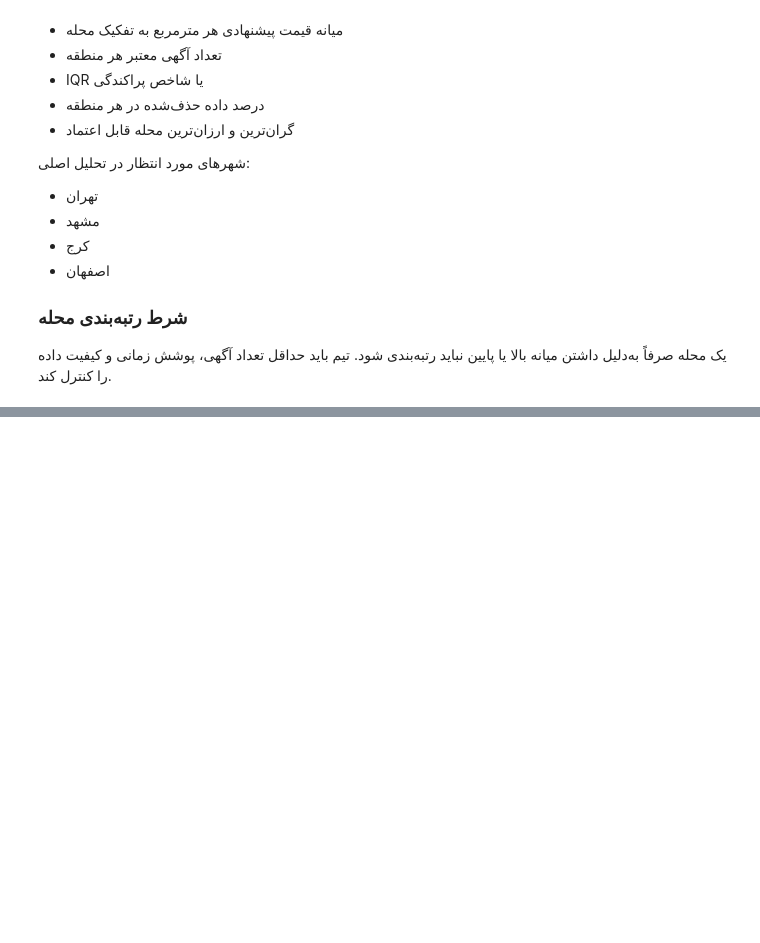
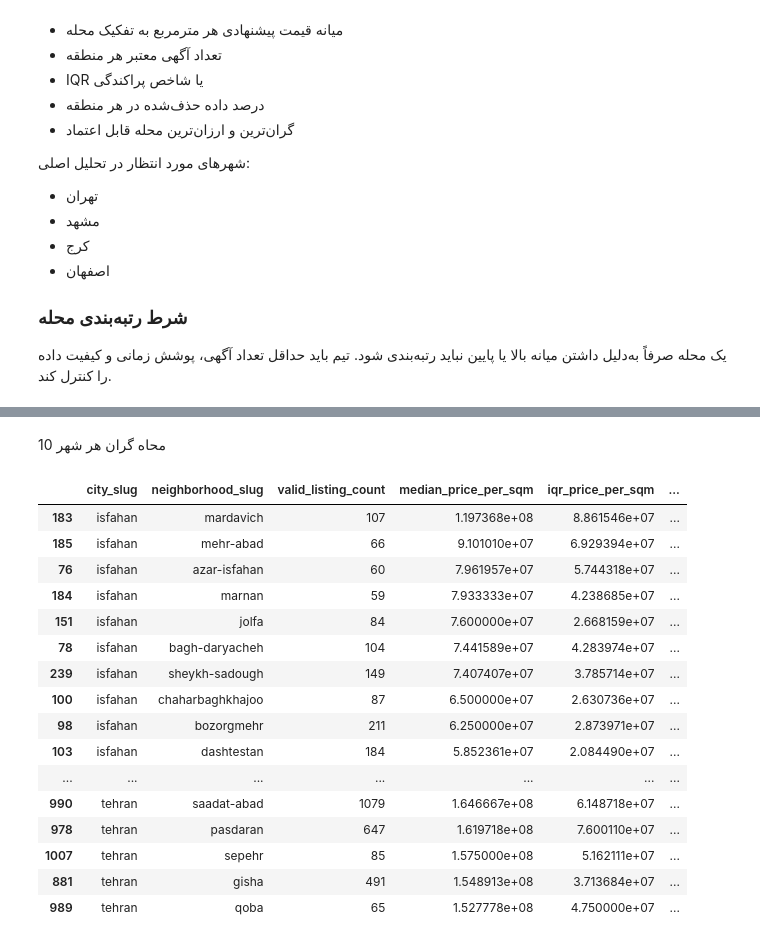
Before and after one commit to maryam1381/Data-Analysis-Final-Project, a Jupyter notebook: Notebooks/20_Market_Map.ipynb, the cells around one changed output, grey strips where cells are left out. Drawn from its saved outputs; the diff is of its cells as text; code cells hidden in the pictures; blank space fills up the shorter version.

```diff
--- a/Notebooks/20_Market_Map.ipynb
+++ b/Notebooks/20_Market_Map.ipynb
@@ -28,0 +40,7 @@ df = pd.read_feather("../Outputs/02_df.feather")
+# %%
+#2
+sell_df = df[
+    df["cat2_slug"] == "residential-sell"
+].copy()
+
+print("Residential sale listings:", len(sell_df))
@@ -28,0 +884,13 @@ df = pd.read_feather("../Outputs/02_df.feather")
+# %%
+#27
+reliable_neighborhoods = (
+    neighborhood_market_summary[
+        neighborhood_market_summary["reliability_flag"] == "Reliable"
+    ]
+    .copy()
+)
+
+print(
+    "Reliable neighborhoods:",
+    len(reliable_neighborhoods)
+)
@@ -28,0 +972,45 @@ df = pd.read_feather("../Outputs/02_df.feather")
+# %% [markdown]
+10 محاه گران هر شهر
+# %%
+#29
+top_expensive_neighborhoods = (
+    reliable_neighborhoods
+    .sort_values(
+        ["city_slug", "median_price_per_sqm"],
+        ascending=[True, False]
+    )
+    .groupby(
+        "city_slug",
+        observed=True
+    )
+    .head(10)
+)
+
+top_expensive_neighborhoods[
+    [
+        "city_slug",
+        "neighborhood_slug",
+        "valid_listing_count",
+        "median_price_per_sqm",
+        "iqr_price_per_sqm",
+        "time_coverage_rate"
+    ]
+]
+# %% [output]
+|  | city_slug | neighborhood_slug | valid_listing_count | median_price_per_sqm | iqr_price_per_sqm | ... |
+| 183 | isfahan | mardavich | 107 | 1.197368e+08 | 8.861546e+07 | ... |
+| 185 | isfahan | mehr-abad | 66 | 9.101010e+07 | 6.929394e+07 | ... |
+| 76 | isfahan | azar-isfahan | 60 | 7.961957e+07 | 5.744318e+07 | ... |
+| 184 | isfahan | marnan | 59 | 7.933333e+07 | 4.238685e+07 | ... |
+| 151 | isfahan | jolfa | 84 | 7.600000e+07 | 2.668159e+07 | ... |
+| 78 | isfahan | bagh-daryacheh | 104 | 7.441589e+07 | 4.283974e+07 | ... |
+| 239 | isfahan | sheykh-sadough | 149 | 7.407407e+07 | 3.785714e+07 | ... |
+| 100 | isfahan | chaharbaghkhajoo | 87 | 6.500000e+07 | 2.630736e+07 | ... |
+| 98 | isfahan | bozorgmehr | 211 | 6.250000e+07 | 2.873971e+07 | ... |
+| 103 | isfahan | dashtestan | 184 | 5.852361e+07 | 2.084490e+07 | ... |
+| ... | ... | ... | ... | ... | ... | ... |
+| 990 | tehran | saadat-abad | 1079 | 1.646667e+08 | 6.148718e+07 | ... |
+| 978 | tehran | pasdaran | 647 | 1.619718e+08 | 7.600110e+07 | ... |
+| 1007 | tehran | sepehr | 85 | 1.575000e+08 | 5.162111e+07 | ... |
+| 881 | tehran | gisha | 491 | 1.548913e+08 | 3.713684e+07 | ... |
+| 989 | tehran | qoba | 65 | 1.527778e+08 | 4.750000e+07 | ... |
```
Also changed, not shown: parts of 73 cells of this notebook.
